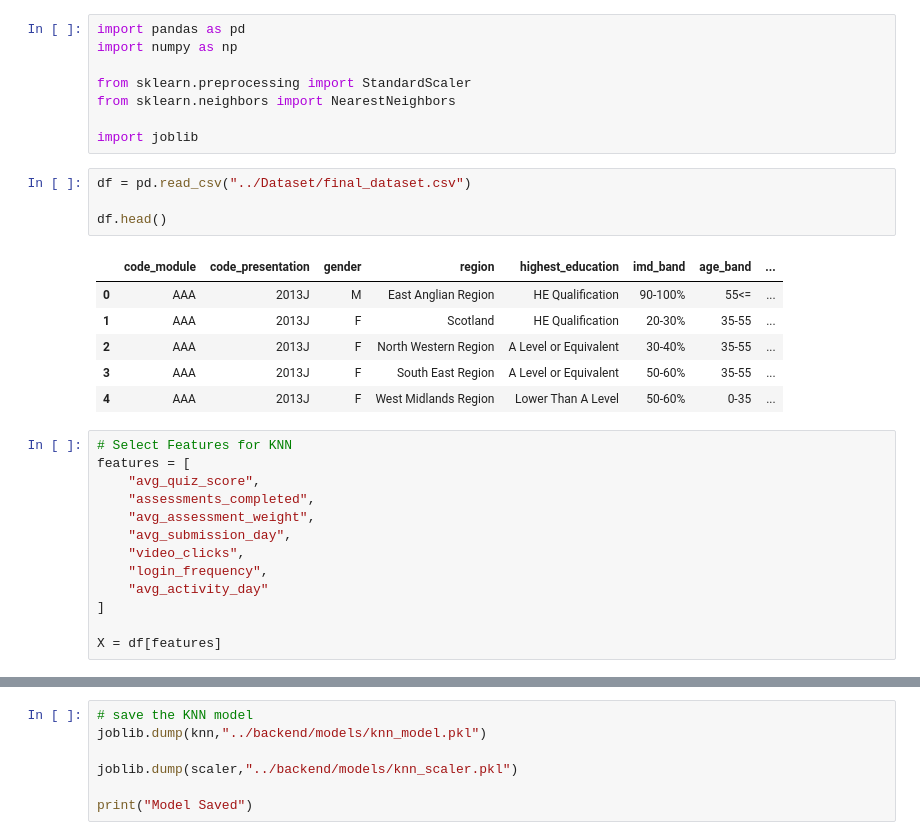
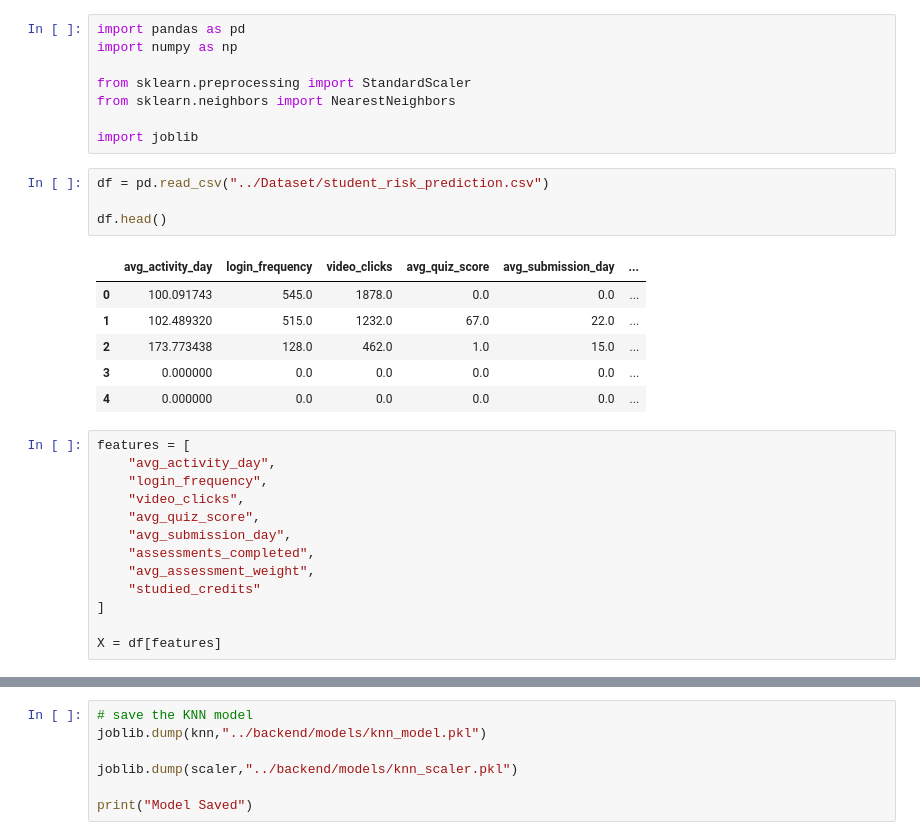
Before and after one commit to nishanthini2136/Dropout-prediction, a Jupyter notebook: project/notebooks/06_train_knn.ipynb, the cells around one changed output, grey strips where cells are left out. Cells and saved outputs as stored; diff of their text form.

```diff
--- a/project/notebooks/06_train_knn.ipynb
+++ b/project/notebooks/06_train_knn.ipynb
@@ -7,26 +7,26 @@ from sklearn.neighbors import NearestNeighbors
 
 import joblib
 # %%
-df = pd.read_csv("../Dataset/final_dataset.csv")
+df = pd.read_csv("../Dataset/student_risk_prediction.csv")
 
 df.head()
 # %% [output]
-|  | code_module | code_presentation | gender | region | highest_education | imd_band | age_band | ... |
-| 0 | AAA | 2013J | M | East Anglian Region | HE Qualification | 90-100% | 55<= | ... |
-| 1 | AAA | 2013J | F | Scotland | HE Qualification | 20-30% | 35-55 | ... |
-| 2 | AAA | 2013J | F | North Western Region | A Level or Equivalent | 30-40% | 35-55 | ... |
-| 3 | AAA | 2013J | F | South East Region | A Level or Equivalent | 50-60% | 35-55 | ... |
-| 4 | AAA | 2013J | F | West Midlands Region | Lower Than A Level | 50-60% | 0-35 | ... |
+|  | avg_activity_day | login_frequency | video_clicks | avg_quiz_score | avg_submission_day | ... |
+| 0 | 100.091743 | 545.0 | 1878.0 | 0.0 | 0.0 | ... |
+| 1 | 102.489320 | 515.0 | 1232.0 | 67.0 | 22.0 | ... |
+| 2 | 173.773438 | 128.0 | 462.0 | 1.0 | 15.0 | ... |
+| 3 | 0.000000 | 0.0 | 0.0 | 0.0 | 0.0 | ... |
+| 4 | 0.000000 | 0.0 | 0.0 | 0.0 | 0.0 | ... |
 # %%
-# Select Features for KNN
 features = [
+    "avg_activity_day",
+    "login_frequency",
+    "video_clicks",
     "avg_quiz_score",
+    "avg_submission_day",
     "assessments_completed",
     "avg_assessment_weight",
-    "avg_submission_day",
-    "video_clicks",
-    "login_frequency",
-    "avg_activity_day"
+    "studied_credits"
 ]
 
 X = df[features]
```
Also changed, not shown: parts of 10 cells of this notebook, 3 other files.
